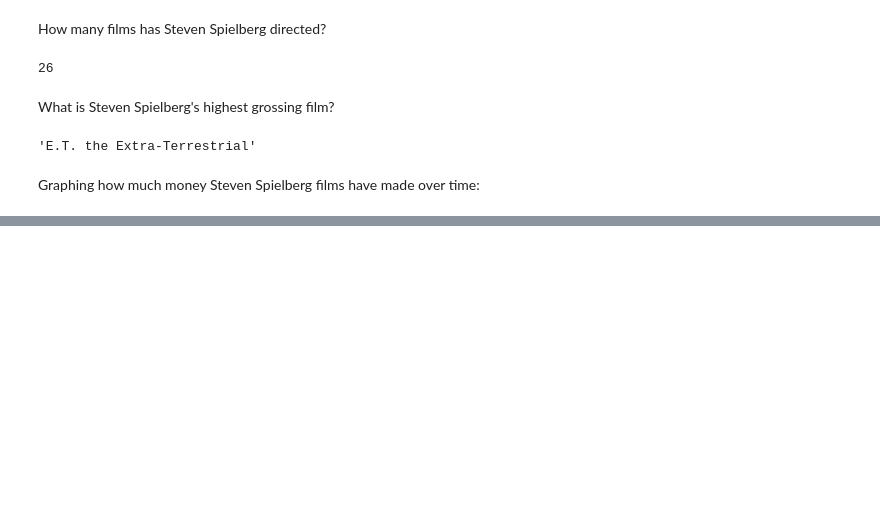
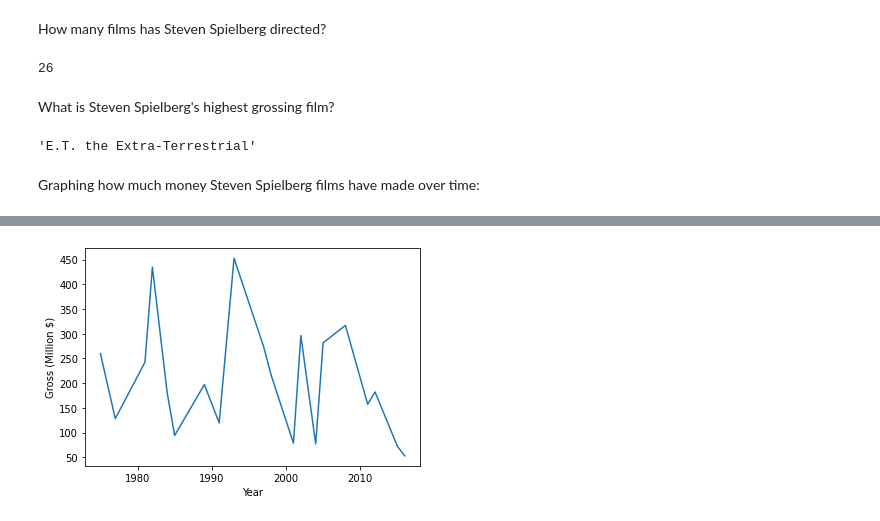
Before and after one commit to jonathanfrawley/data_analysis_and_machine_learning_course, a Jupyter notebook: src/analysis_example.ipynb, the cells around one changed output, grey strips where cells are left out. Saved outputs shown, nothing was run; the diff lists cells and outputs as text; code cells hidden in the pictures; blank space fills up the shorter version.

```diff
--- a/src/analysis_example.ipynb
+++ b/src/analysis_example.ipynb
@@ -40,8 +40,14 @@ spielberg_films.sort_values('gross', ascending=False).iloc[0]['movie_title'].str
 Graphing how much money Steven Spielberg films have made over time:
 # %%
 #ts = spielberg_films.loc['title_year', 'gross']
+spielberg_films = spielberg_films.dropna(how='any')
+
 import matplotlib.pyplot as plt
 plt.close('all')
 #ts = spielberg_films[['title_year', 'gross']]
-spielberg_films.plot(x='title_year', y='gross', style='o')
+spielberg_films['title_year'] = spielberg_films['title_year'].astype('int32')
+spielberg_films['gross'] = spielberg_films['gross'].astype('int32')
+spielberg_films = spielberg_films.sort_values('title_year')
+#spielberg_films.plot.bar(x='title_year', y='gross', style='o')
 #ts.plot()
+#spielberg_films['gross'] = spielberg_films[spielberg_films['gross'].notnull()]
@@ -69,0 +54,3 @@ spielberg_films.plot(x='title_year', y='gross', style='o')
+# %%
+spielberg_films_by_title_year = spielberg_films.groupby('title_year').sum()
+spielberg_films_by_title_year
@@ -69,0 +76,12 @@ spielberg_films.plot(x='title_year', y='gross', style='o')
+# %%
+# Convert to units of millions of dollars
+spielberg_films['gross'] = spielberg_films['gross'] / 1000000
+
+import matplotlib.pyplot as plt
+plt.plot(spielberg_films_by_title_year.index, spielberg_films_by_title_year['gross'])
+plt.xlabel('Year')
+plt.ylabel('Gross (Million $)')
+plt.ticklabel_format(style='plain')
+plt.show()
+# %% [output]
+[figure, added]
```
Also changed, not shown: parts of 10 cells of this notebook.
